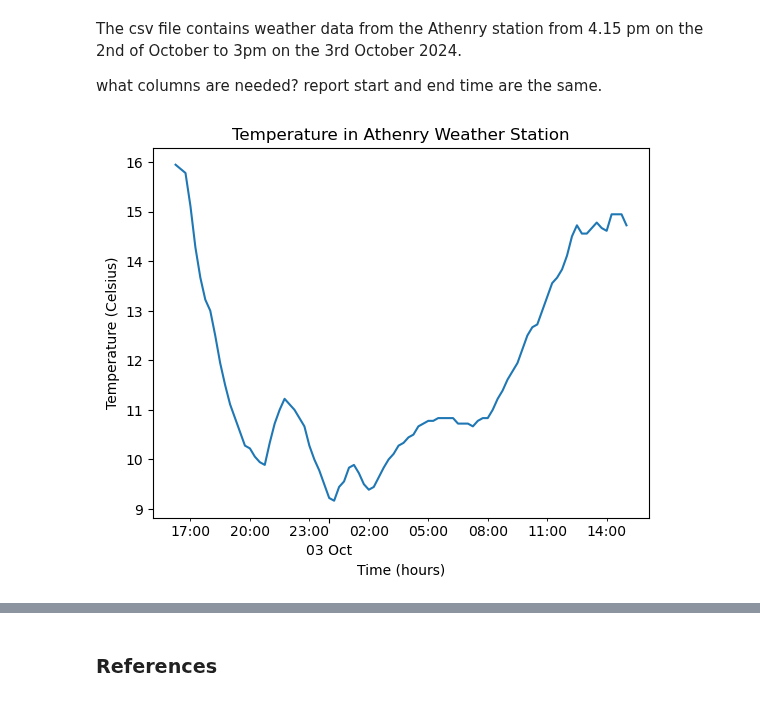
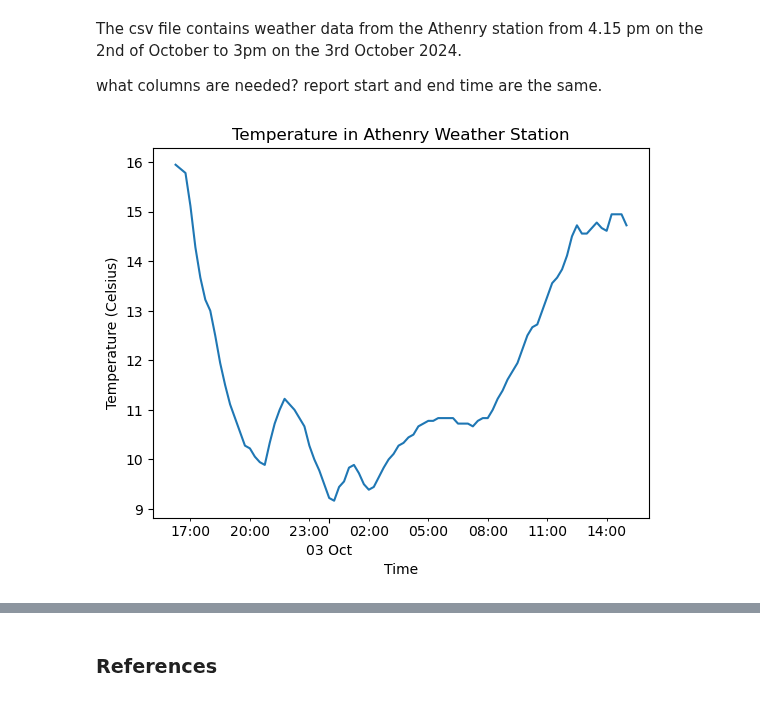
Before and after one commit to IreneKilgannon/PFDA, a Jupyter notebook: PFDA-assignments/assignment2-weather.ipynb, the cells around one changed output, grey strips where cells are left out. Saved outputs shown, nothing was run; the diff lists cells and outputs as text; code cells hidden in the pictures.

```diff
--- a/PFDA-assignments/assignment2-weather.ipynb
+++ b/PFDA-assignments/assignment2-weather.ipynb
@@ -58,23 +58,23 @@ what columns are needed? report start and end time are the same.
 # %%
 fig, ax = plt.subplots()
 
 plt.plot(df.index, df['dryBulbTemperature_Celsius'])
 
-ax.set(xlabel='Time (hours)',
+ax.set(xlabel='Time',
        ylabel = 'Temperature (Celsius)',
        title = 'Temperature in Athenry Weather Station')
 
 
 ax.tick_params(axis='x', which='minor', bottom=True)
 
 # Minor ticks every 3 hours with the format of Hour:Minute
 ax.xaxis.set_minor_locator(mdates.HourLocator(interval=3))
 ax.xaxis.set_minor_formatter(mdates.DateFormatter('%H:%M'))
 
 # Major ticks on a new date
 ax.xaxis.set_major_formatter(mdates.DateFormatter('\n%d %b'))
 ax.xaxis.set_major_locator(mdates.DayLocator(interval = 1))
 
 plt.show()
 # %% [output]
-[figure, old version]
+[figure, new version]
```
Also changed, not shown: parts of 2 cells of this notebook.
